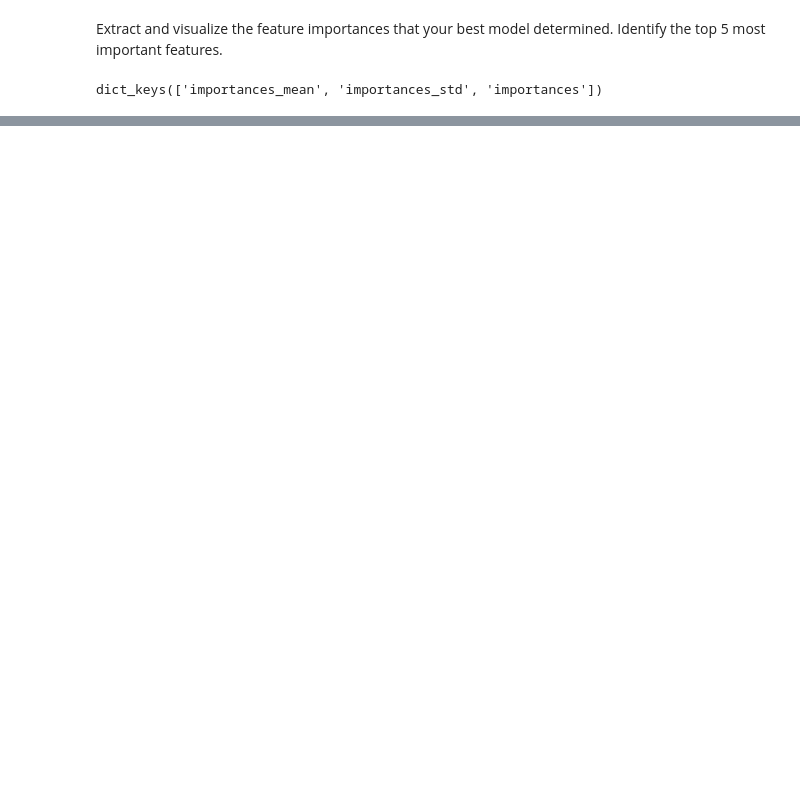
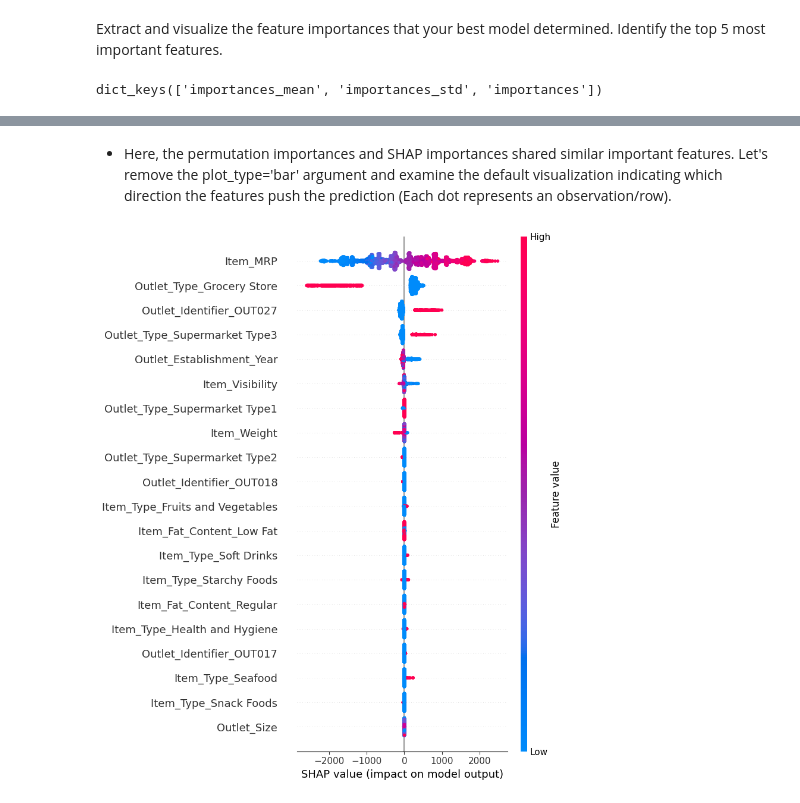
Before and after one commit to dimLMT/Just-try, a Jupyter notebook: part2_of_Prediction_of_Product_Sales.ipynb, the cells around one changed output, grey strips where cells are left out. Cells and saved outputs as stored; diff of their text form; code cells hidden in the pictures; blank space fills up the shorter version.

```diff
--- a/part2_of_Prediction_of_Product_Sales.ipynb
+++ b/part2_of_Prediction_of_Product_Sales.ipynb
@@ -706,0 +780,7 @@ ax.set(xlabel='Permutation Importance');
+# %% [markdown]
+- Here, the permutation importances and SHAP importances shared similar important features. Let's remove the plot_type='bar' argument and examine the default visualization indicating which direction the features push the prediction (Each dot represents an observation/row).
+# %%
+# Create a shap summary dot plot
+shap.summary_plot(shap_values,features= X_train_processed)
+# %% [output]
+[figure, added]
```
Also changed, not shown: parts of 24 cells of this notebook.
